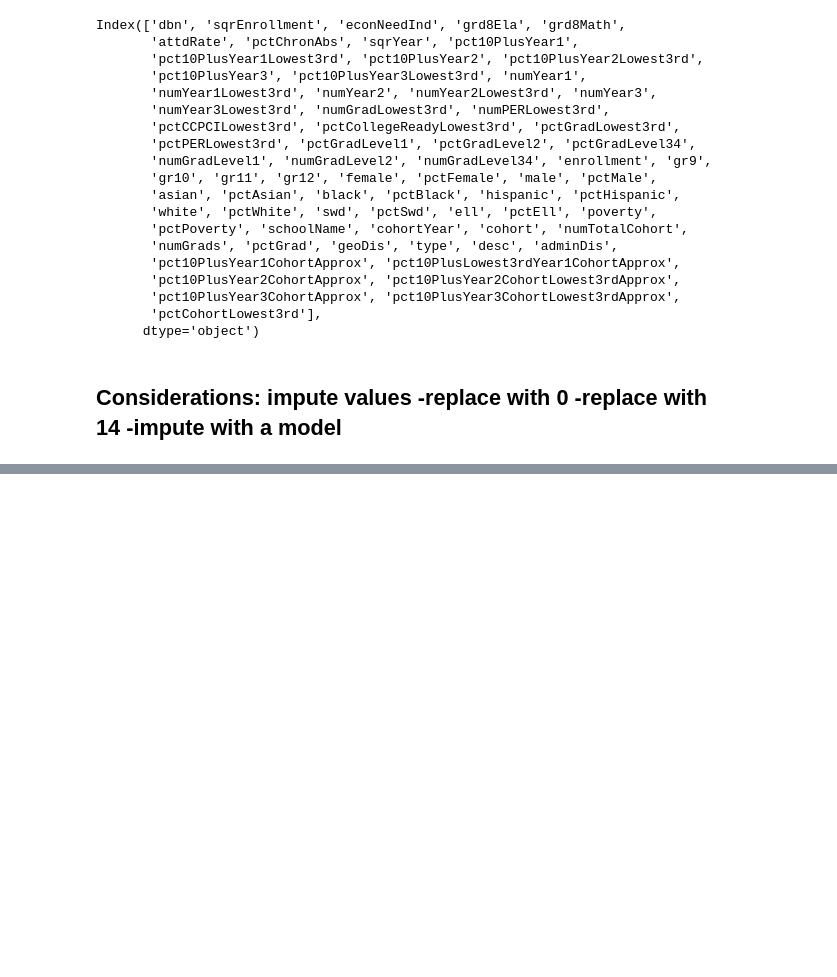
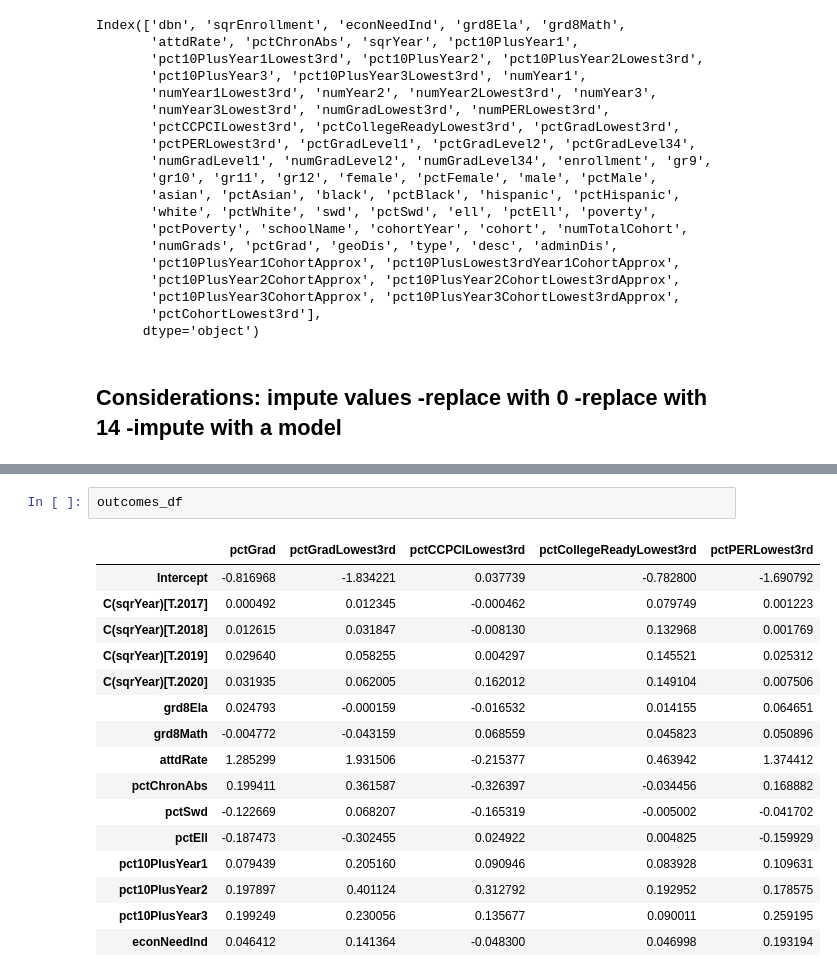
Before and after one commit to meiguan/covid19SchoolsNYC, a Jupyter notebook: modeling_grad_rates.ipynb, the cells around one changed output, grey strips where cells are left out. Drawn from its saved outputs; the diff is of its cells as text; blank space fills up the shorter version.

```diff
--- a/modeling_grad_rates.ipynb
+++ b/modeling_grad_rates.ipynb
@@ -113,3 +126,22 @@ Covariance Type:            nonrobust
 
 Warnings:
 [1] Standard Errors assume that the covariance matrix of the errors is correctly specified.
+# %%
+outcomes_df
+# %% [output]
+|  | pctGrad | pctGradLowest3rd | pctCCPCILowest3rd | pctCollegeReadyLowest3rd | pctPERLowest3rd |
+| Intercept | -0.816968 | -1.834221 | 0.037739 | -0.782800 | -1.690792 |
+| C(sqrYear)[T.2017] | 0.000492 | 0.012345 | -0.000462 | 0.079749 | 0.001223 |
+| C(sqrYear)[T.2018] | 0.012615 | 0.031847 | -0.008130 | 0.132968 | 0.001769 |
+| C(sqrYear)[T.2019] | 0.029640 | 0.058255 | 0.004297 | 0.145521 | 0.025312 |
+| C(sqrYear)[T.2020] | 0.031935 | 0.062005 | 0.162012 | 0.149104 | 0.007506 |
+| grd8Ela | 0.024793 | -0.000159 | -0.016532 | 0.014155 | 0.064651 |
+| grd8Math | -0.004772 | -0.043159 | 0.068559 | 0.045823 | 0.050896 |
+| attdRate | 1.285299 | 1.931506 | -0.215377 | 0.463942 | 1.374412 |
+| pctChronAbs | 0.199411 | 0.361587 | -0.326397 | -0.034456 | 0.168882 |
+| pctSwd | -0.122669 | 0.068207 | -0.165319 | -0.005002 | -0.041702 |
+| pctEll | -0.187473 | -0.302455 | 0.024922 | 0.004825 | -0.159929 |
+| pct10PlusYear1 | 0.079439 | 0.205160 | 0.090946 | 0.083928 | 0.109631 |
+| pct10PlusYear2 | 0.197897 | 0.401124 | 0.312792 | 0.192952 | 0.178575 |
+| pct10PlusYear3 | 0.199249 | 0.230056 | 0.135677 | 0.090011 | 0.259195 |
+| econNeedInd | 0.046412 | 0.141364 | -0.048300 | 0.046998 | 0.193194 |
```
Also changed, not shown: parts of 20 cells of this notebook, 2 other files.
